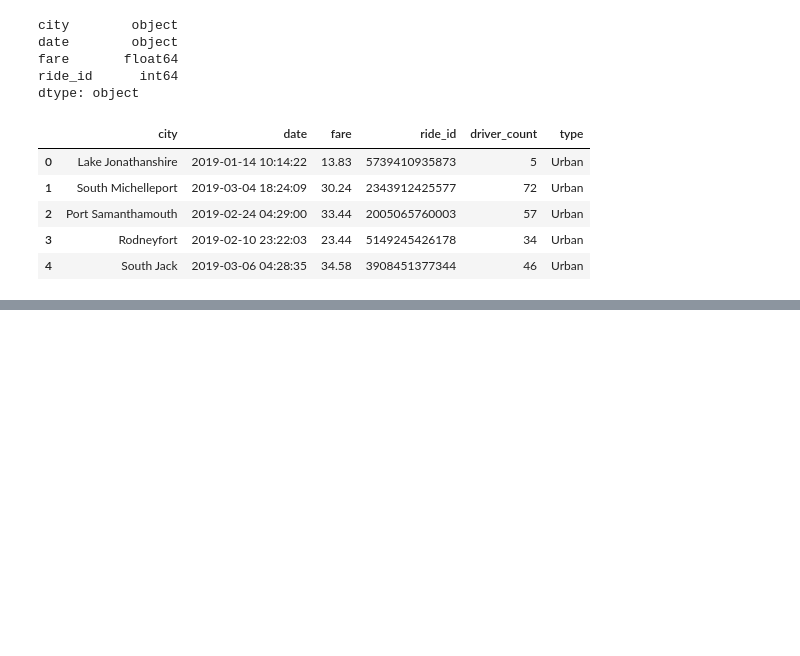
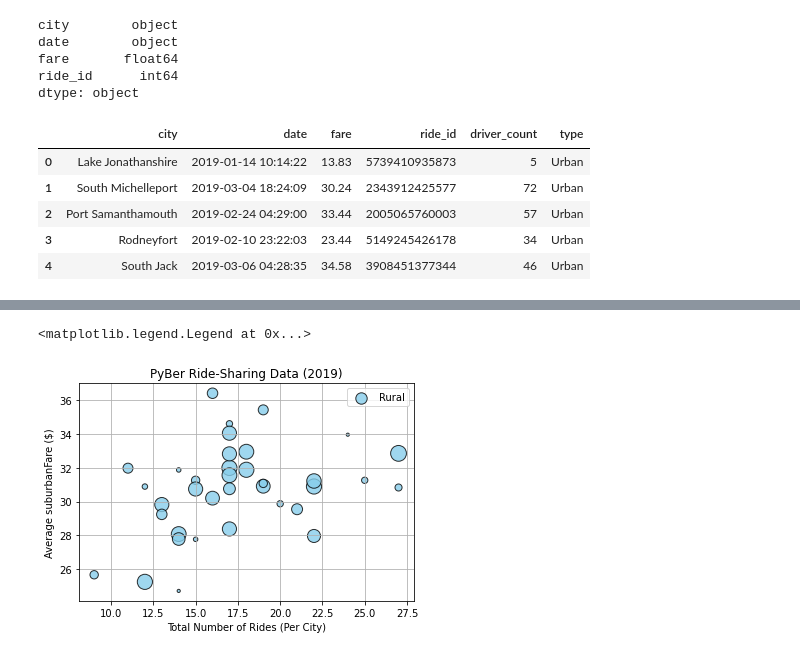
Before and after one commit to brojas12/PyBer_Analysis, a Jupyter notebook: PyBer.ipynb, the cells around one changed output, grey strips where cells are left out. Drawn from its saved outputs; the diff is of its cells as text; code cells hidden in the pictures; blank space fills up the shorter version.

```diff
--- a/PyBer.ipynb
+++ b/PyBer.ipynb
@@ -117,0 +200,4 @@ pyber_data_df.head()
+# %%
+#create a new data frame filtered by city
+suburban_cities_df=pyber_data_df[pyber_data_df["type"]=="Suburban"]
+suburban_cities_df.head()
@@ -117,0 +211,4 @@ pyber_data_df.head()
+# %%
+#get the number of rides for urban cities
+suburban_ride_count=suburban_cities_df.groupby(["city"]).count()["ride_id"]
+suburban_ride_count.head()
@@ -117,0 +285,3 @@ pyber_data_df.head()
+# %%
+suburban_avg_fare=suburban_cities_df.groupby(["city"]).mean()["fare"]
+suburban_avg_fare
@@ -117,0 +306,4 @@ pyber_data_df.head()
+# %%
+#get the AVG number of drivers for each city in suburban cities
+suburban_avg_driver=suburban_cities_df.groupby(["city"]).mean()["driver_count"]
+suburban_avg_driver
@@ -117,0 +359,14 @@ pyber_data_df.head()
+# %%
+#create a scatter plot with the suburban data gathered
+plt.scatter(suburban_ride_count, suburban_avg_fare, s=10*suburban_avg_driver, c="skyblue",
+            edgecolor="black", linewidths=1, alpha=0.8, label="Rural")
+plt.title("PyBer Ride-Sharing Data (2019)")
+plt.ylabel("Average suburbanFare ($)")
+plt.xlabel("Total Number of Rides (Per City)")
+plt.grid(True)
+
+#add legend
+plt.legend()
+# %% [output]
+<matplotlib.legend.Legend at 0x...>
+[figure, added]
```
Also changed, not shown: parts of 17 cells of this notebook.
